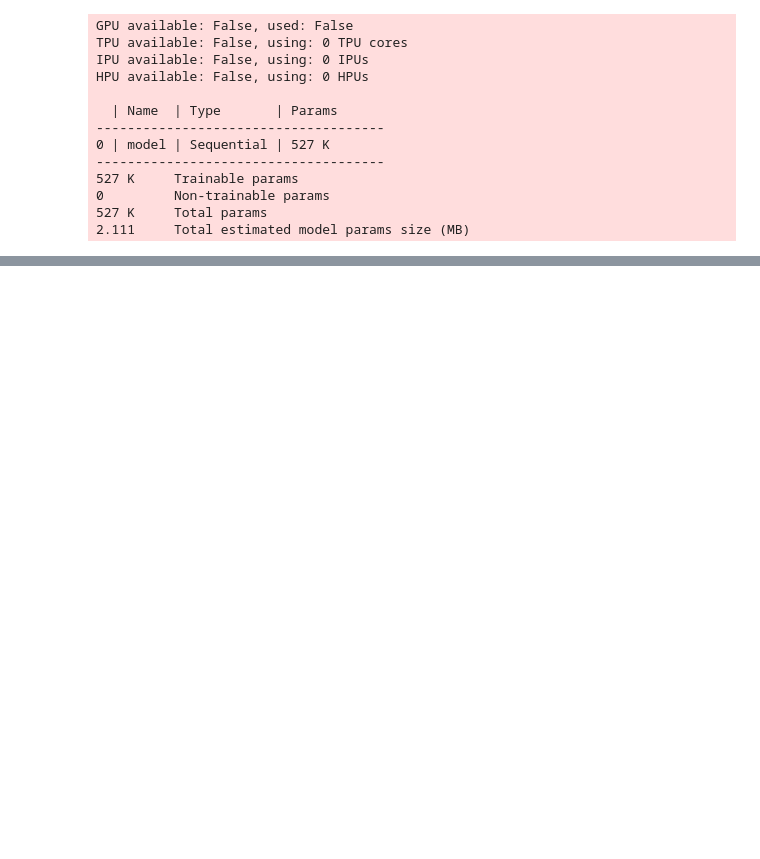
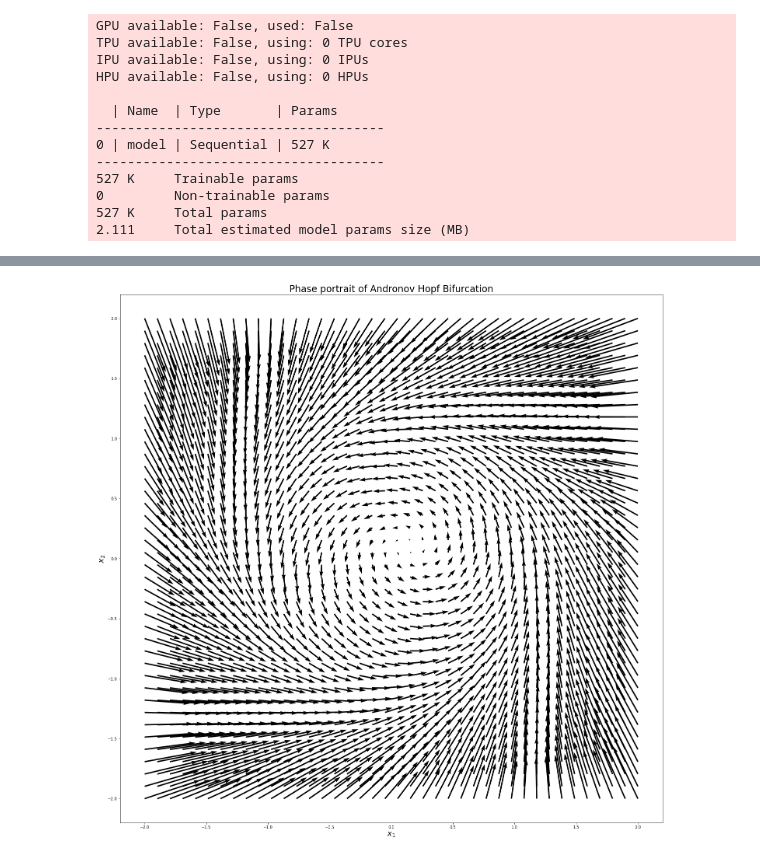
Before and after one commit to mlcms-SS22-Group-A/mlcms-SS22-Group-A, a Jupyter notebook: Euler.ipynb, the cells around one changed output, grey strips where cells are left out. Saved outputs shown, nothing was run; the diff lists cells and outputs as text; code cells hidden in the pictures; blank space fills up the shorter version.

```diff
--- a/Euler.ipynb
+++ b/Euler.ipynb
@@ -162,0 +111,4 @@ Text(0, 0.5, '$x_2$')
+# %%
+compute_and_plot_phase_portrait(model, 0.05)
+# %% [output]
+[figure, added]
```
Also changed, not shown: parts of 21 cells of this notebook, 2 other files.
